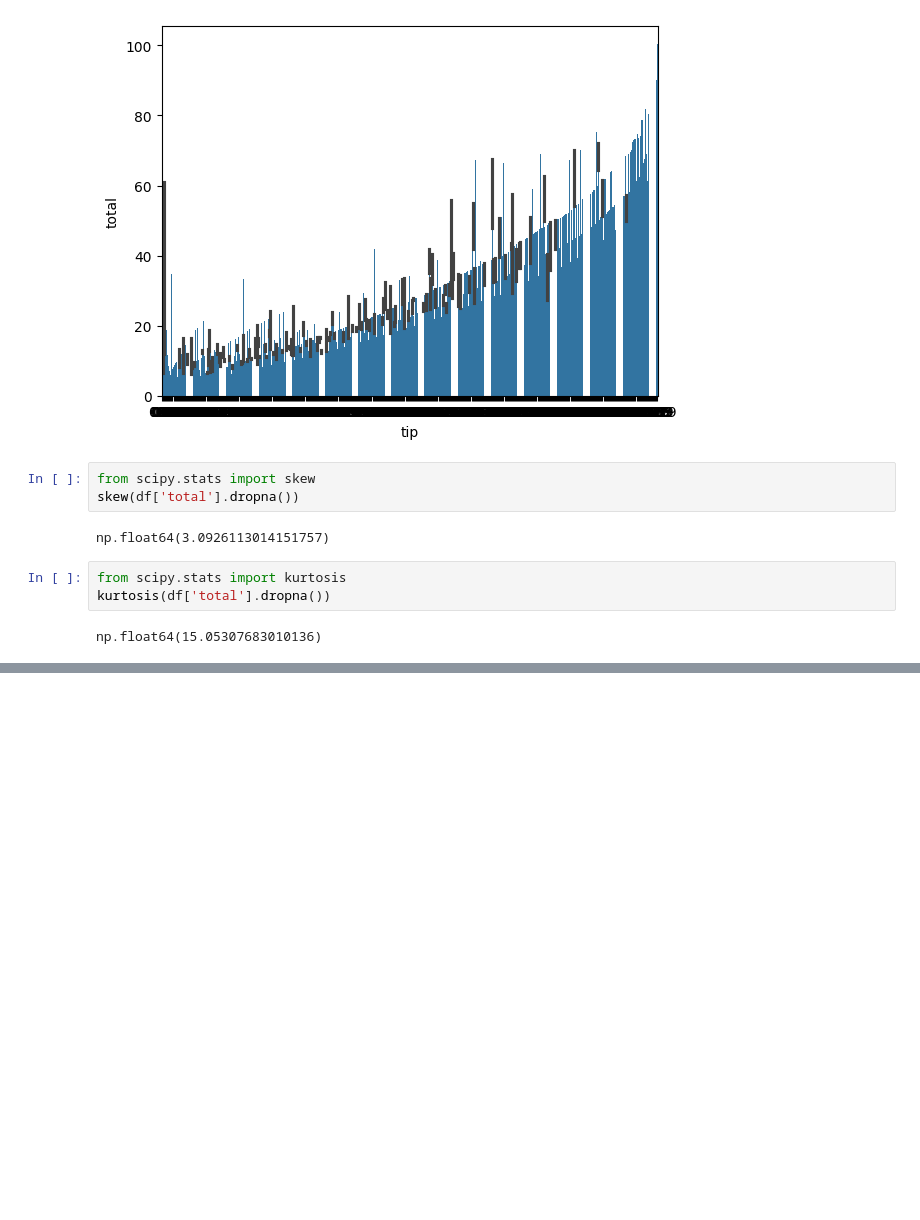
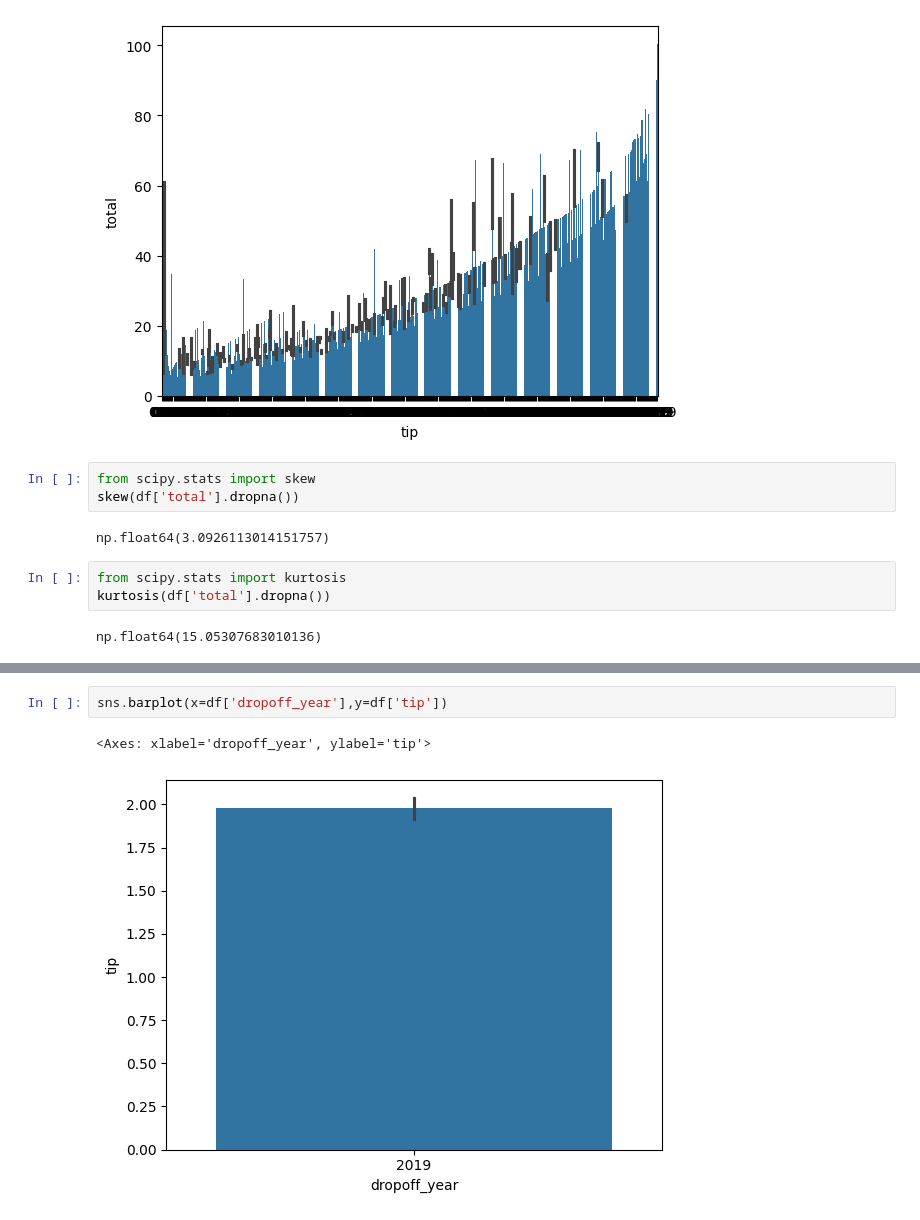
Before and after one commit to Tejaswimadastu/Machine_Learning, a Jupyter notebook: ML_EDA.ipynb, the cells around one changed output, grey strips where cells are left out. Cells and saved outputs as stored; diff of their text form; blank space fills up the shorter version.

```diff
--- a/ML_EDA.ipynb
+++ b/ML_EDA.ipynb
@@ -506,0 +785,5 @@ np.float64(15.05307683010136)
+# %%
+sns.barplot(x=df['dropoff_year'],y=df['tip'])
+# %% [output]
+<Axes: xlabel='dropoff_year', ylabel='tip'>
+[figure, added]
```
Also changed, not shown: parts of 48 cells of this notebook.
